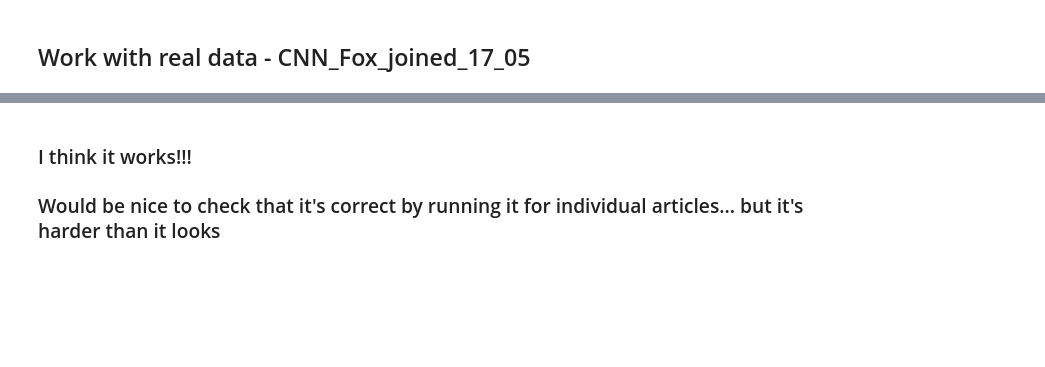
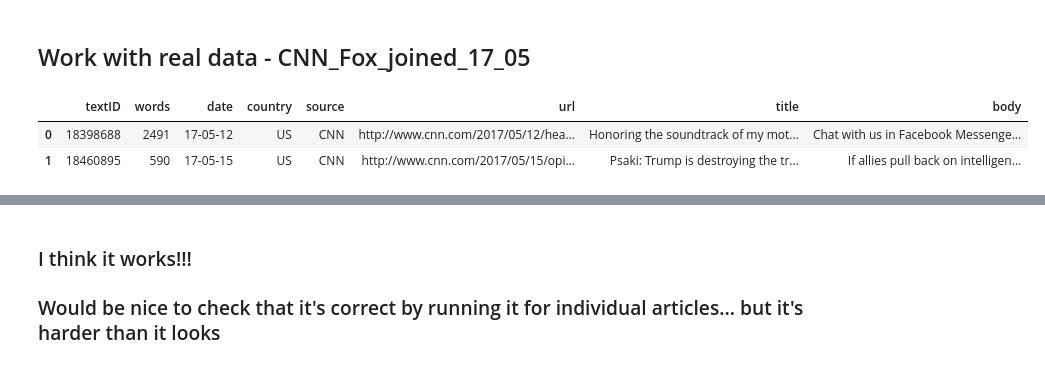
Before and after one commit to soerinev/Bachelor, a Jupyter notebook: stance_detection.ipynb, the cells around one changed output, grey strips where cells are left out. Cells and saved outputs as stored; diff of their text form; code cells hidden in the pictures; blank space fills up the shorter version.

```diff
--- a/stance_detection.ipynb
+++ b/stance_detection.ipynb
@@ -219,11 +219,16 @@ If your task is similar to the task the model of the checkpoint was trained on,
 # %%
 # read csv
 file_path = "/work/Bachelor/sample_data/dropbox/joined_dataframe/abortion_articled_joined_17_05.csv"
 abortion_articled_joined_17_05 = pd.read_csv(file_path)
 abortion_articled_joined_17_05
 
 # remove the words coded as censored
 abortion_articled_joined_17_05["body"] = abortion_articled_joined_17_05["body"].str.replace("CENSOREDfrfrfr", "", regex=False)
+abortion_articled_joined_17_05
+# %% [output]
+|  | textID | words | date | country | source | url | title | body |
+| 0 | 18398688 | 2491 | 17-05-12 | US | CNN | http://www.cnn.com/2017/05/12/hea... | Honoring the soundtrack of my mot... | Chat with us in Facebook Messenge... |
+| 1 | 18460895 | 590 | 17-05-15 | US | CNN | http://www.cnn.com/2017/05/15/opi... | Psaki: Trump is destroying the tr... | If allies pull back on intelligen... |
 # %%
 # Initialize the zero-shot classification pipeline
 zeroshot_classifier = pipeline("zero-shot-classification", model="MoritzLaurer/deberta-v3-large-zeroshot-v1.1-all-33")
```
Also changed, not shown: parts of 8 cells of this notebook, 3 other files.
